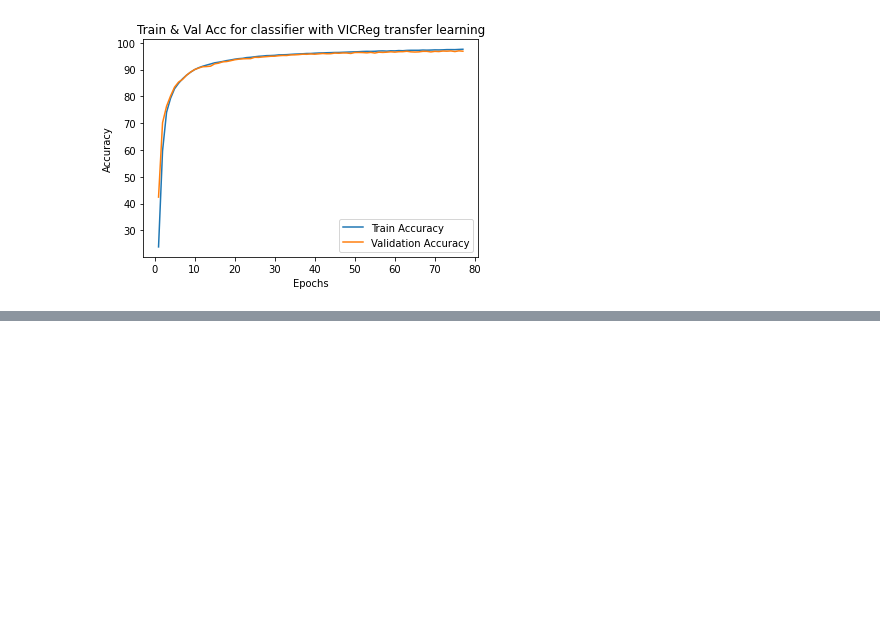
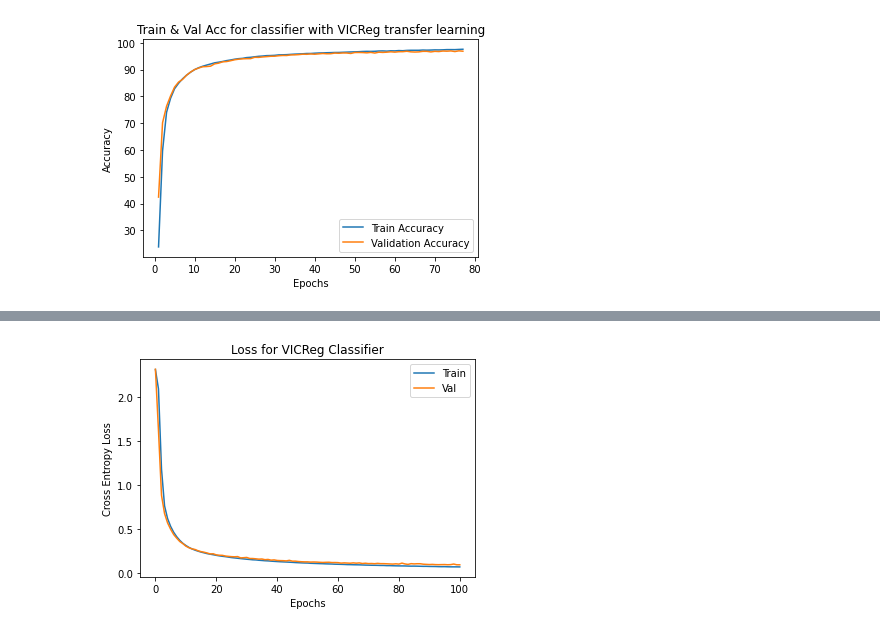
Before and after one commit to cpareja3025/VICReg_project, a Jupyter notebook: notebooks/VICReg.ipynb, the cells around one changed output, grey strips where cells are left out. Saved outputs shown, nothing was run; the diff lists cells and outputs as text; code cells hidden in the pictures; blank space fills up the shorter version.

```diff
--- a/notebooks/VICReg.ipynb
+++ b/notebooks/VICReg.ipynb
@@ -739,0 +768,3 @@ plt.savefig("/Users/cpare/repos/VICReg_project/plots/cc.pdf")
+# %%
+df2 = pd.read_csv("/Users/cpare/repos/VICReg_project/csv's/Classifer_metrics.csv")
+df2.head()
@@ -739,0 +778,16 @@ plt.savefig("/Users/cpare/repos/VICReg_project/plots/cc.pdf")
+# %%
+epochs = np.array(df2.iloc[:,0])
+t = np.array(df2.iloc[:,1])
+v = np.array(df2.iloc[:,2])
+t_acc = np.array(df2.iloc[:,3])
+v_acc = np.array(df2.iloc[:,4])
+
+plt.plot(epochs, t, label = "Train")
+plt.plot(epochs, v, label = "Val")
+plt.legend()
+plt.xlabel("Epochs")
+plt.ylabel("Cross Entropy Loss")
+plt.title("Loss for VICReg Classifier")
+plt.savefig("/Users/cpare/repos/VICReg_project/plots/VICReg_classifier_loss.jpeg")
+# %% [output]
+[figure, added]
```
Also changed, not shown: parts of 4 cells of this notebook, 4 other files.
